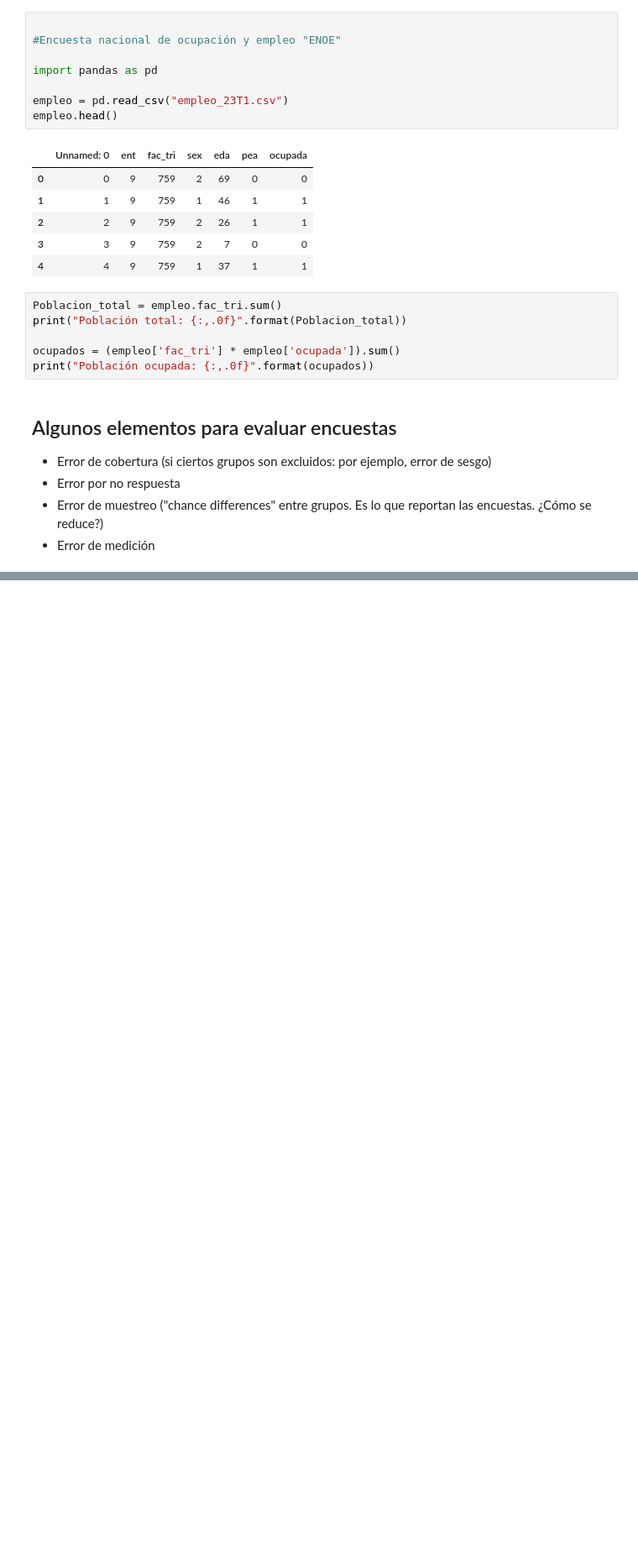
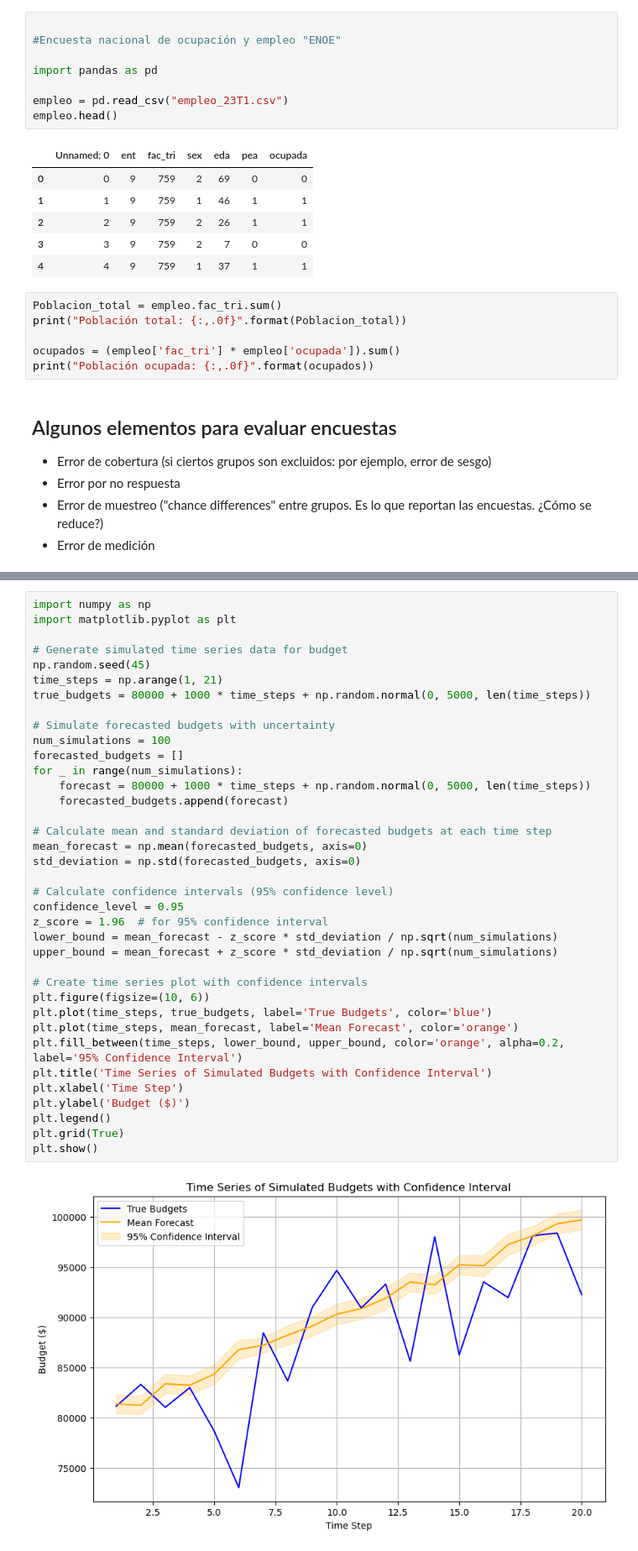
Before and after one commit to aleistermi/statistics_centro, a Jupyter notebook: notebooks/Clase_1_VF.ipynb, the cells around one changed output, grey strips where cells are left out. Shown at 84% size. Cells and saved outputs as stored; diff of their text form; blank space fills up the shorter version.

```diff
--- a/notebooks/Clase_1_VF.ipynb
+++ b/notebooks/Clase_1_VF.ipynb
@@ -770,0 +817,39 @@ print("Población ocupada: {:,.0f}".format(ocupados))
+# %%
+import numpy as np
+import matplotlib.pyplot as plt
+
+# Generate simulated time series data for budget
+np.random.seed(45)
+time_steps = np.arange(1, 21)
+true_budgets = 80000 + 1000 * time_steps + np.random.normal(0, 5000, len(time_steps))
+
+# Simulate forecasted budgets with uncertainty
+num_simulations = 100
+forecasted_budgets = []
+for _ in range(num_simulations):
+    forecast = 80000 + 1000 * time_steps + np.random.normal(0, 5000, len(time_steps))
+    forecasted_budgets.append(forecast)
+
+# Calculate mean and standard deviation of forecasted budgets at each time step
+mean_forecast = np.mean(forecasted_budgets, axis=0)
+std_deviation = np.std(forecasted_budgets, axis=0)
+
+# Calculate confidence intervals (95% confidence level)
+confidence_level = 0.95
+z_score = 1.96  # for 95% confidence interval
+lower_bound = mean_forecast - z_score * std_deviation / np.sqrt(num_simulations)
+upper_bound = mean_forecast + z_score * std_deviation / np.sqrt(num_simulations)
+
+# Create time series plot with confidence intervals
+plt.figure(figsize=(10, 6))
+plt.plot(time_steps, true_budgets, label='True Budgets', color='blue')
+plt.plot(time_steps, mean_forecast, label='Mean Forecast', color='orange')
+plt.fill_between(time_steps, lower_bound, upper_bound, color='orange', alpha=0.2, label='95% Confidence Interval')
+plt.title('Time Series of Simulated Budgets with Confidence Interval')
+plt.xlabel('Time Step')
+plt.ylabel('Budget ($)')
+plt.legend()
+plt.grid(True)
+plt.show()
+# %% [output]
+[figure, added]
```
Also changed, not shown: parts of 2 cells of this notebook, 5 other files.
